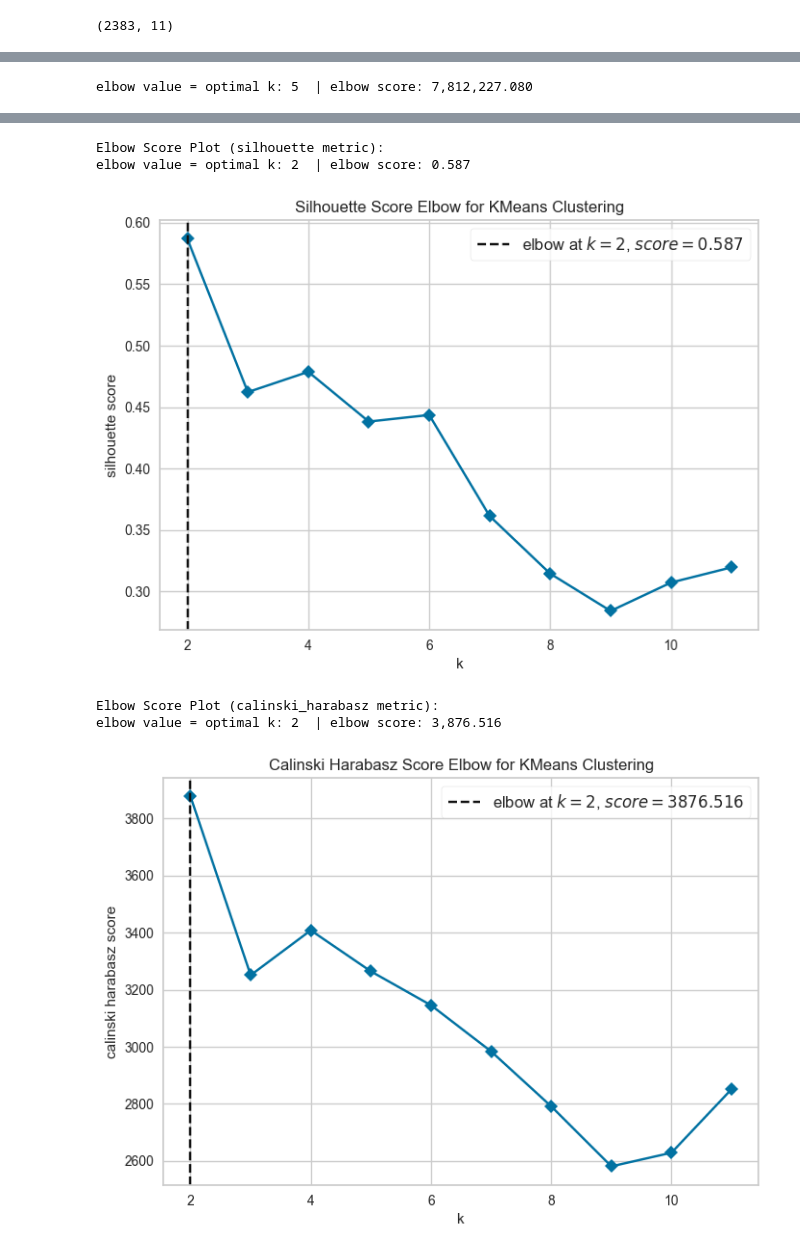
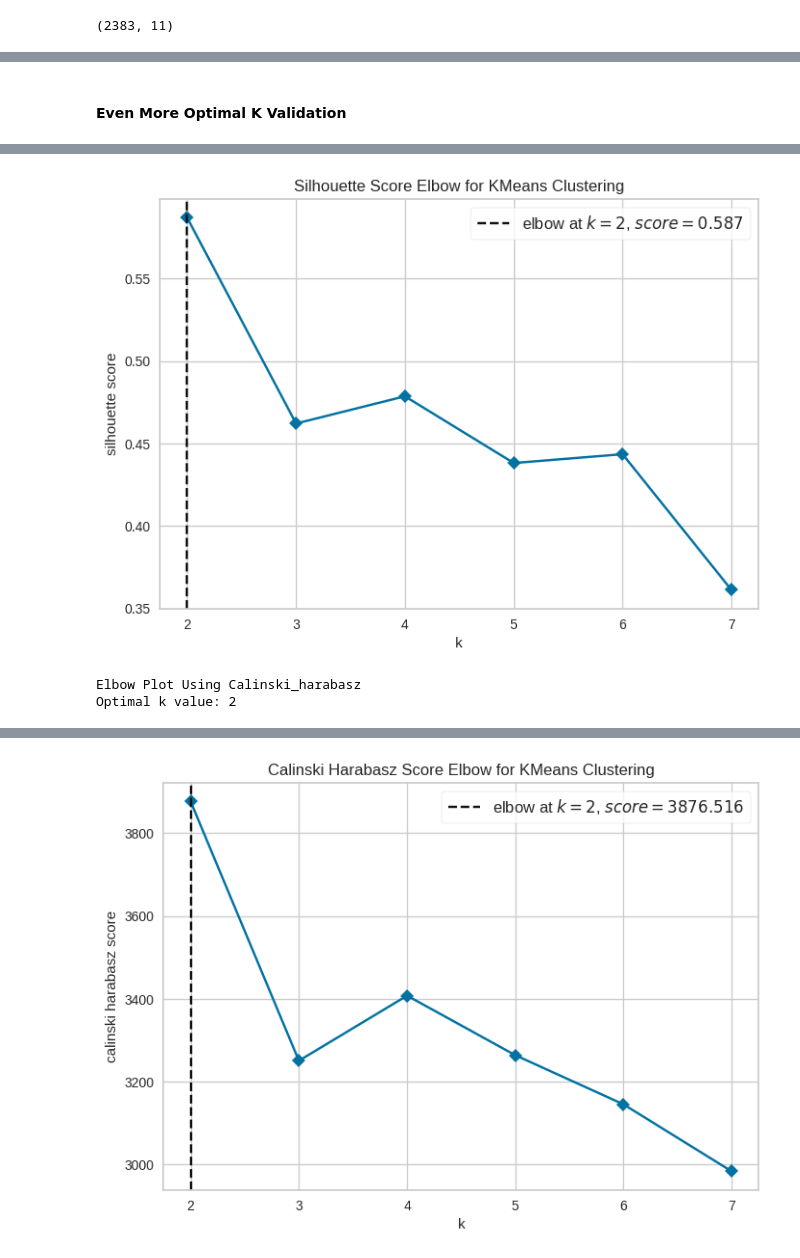
Before and after one commit to MelissaPerez09/Proyecto-DataMining, a Jupyter notebook: Proyecto1.ipynb, the cells around one changed output, grey strips where cells are left out. Cells and saved outputs as stored; diff of their text form; code cells hidden in the pictures.

Commit message:
feat: Clustering Analysis

```diff
--- a/Proyecto1.ipynb
+++ b/Proyecto1.ipynb
@@ -648,0 +679,11 @@ pyclustertend.vat(X_scale)
+# %%
+# List to store the sum of square distances between the centroids and each point.
+wcss = []
+n_clusters = range(1, 8)
+for i in n_clusters:
+    # Initialize KMeans clustering with 'k-means++' initialization method and a fixed random state for reproducibility.
+    kmeans = KMeans(n_clusters=i, init='k-means++', random_state=random_state)
+    # Fit the KMeans model to the data.
+    kmeans.fit(df2)
+    # Append the inertia to the list.
+    wcss.append(kmeans.inertia_)
@@ -649,29 +708,31 @@ pyclustertend.vat(X_scale)
+# %% [markdown]
+#### Even More Optimal K Validation
 # %%
-# get it from https://towardsdatascience.com/elbows-and-silhouettes-hands-on-customer-segmentation-in-python-66c2e794c552
-warnings.filterwarnings("ignore")
-# elbow score plot with Yellowbrick
-nK = 12
-RNDN = 42
+# Ignore warnings for cleaner output
+warnings.filterwarnings(action="ignore")
+
+# Define the number of clusters
+nK = 8
+
 def elbowplot(df2, elbowmetric, model):
-    print("Elbow Score Plot (" + str(elbowmetric) + " metric):")
+    print(f"Elbow Plot Using {str(elbowmetric).capitalize()}")
+    # Initialize KElbowVisualizer with specified parameters
     vis = KElbowVisualizer(
         model,
-        k=(2,nK),
+        k=(2, nK),
         metric=elbowmetric,
         locate_elbow=True,
         timings=False)
+    # Fit the visualizer to the data
     vis.fit(df2)
-    print("elbow value = optimal k:", f'{vis.elbow_value_:.0f}', \
-            " | elbow score:", f'{vis.elbow_score_:,.3f}')
+    # Print elbow value and score
+    print("Optimal k value:", f'{vis.elbow_value_:.0f}')
+    # Display the elbow plot
     vis.show()
 
+# Initialize KMeans model with a random state
+model = KMeans(random_state=random_state)
 
-
-# call elbow plot for each of 3 alternative metrics
-    # distortion = mean sum of squared distances to center
-    # silhouette = mean ratio of intra-cluster and nearest-cluster distance
-    # calinski = ratio of within to between cluster dispersion
-
-model = KMeans(random_state=RNDN)
+# Iterate over each metric and generate elbow plots
 _ = [elbowplot(X, m, model) for m in tqdm(["distortion", "silhouette", "calinski_harabasz"])]
 # %% [output]
@@ -681 +744,3 @@ Elbow Score Plot (distortion metric):
+[figure, new version]
-elbow value = optimal k: 5  | elbow score: 7,812,227.080
+Elbow Plot Using Calinski_harabasz
+Optimal k value: 2
@@ -683,6 +747 @@ elbow value = optimal k: 5  | elbow score: 7,812,227.080
-Elbow Score Plot (silhouette metric):
-elbow value = optimal k: 2  | elbow score: 0.587
-[figure, old version]
-Elbow Score Plot (calinski_harabasz metric):
-elbow value = optimal k: 2  | elbow score: 3,876.516
-[figure, old version]
+[figure, new version]
```
Also changed, not shown: parts of 21 cells of this notebook.
